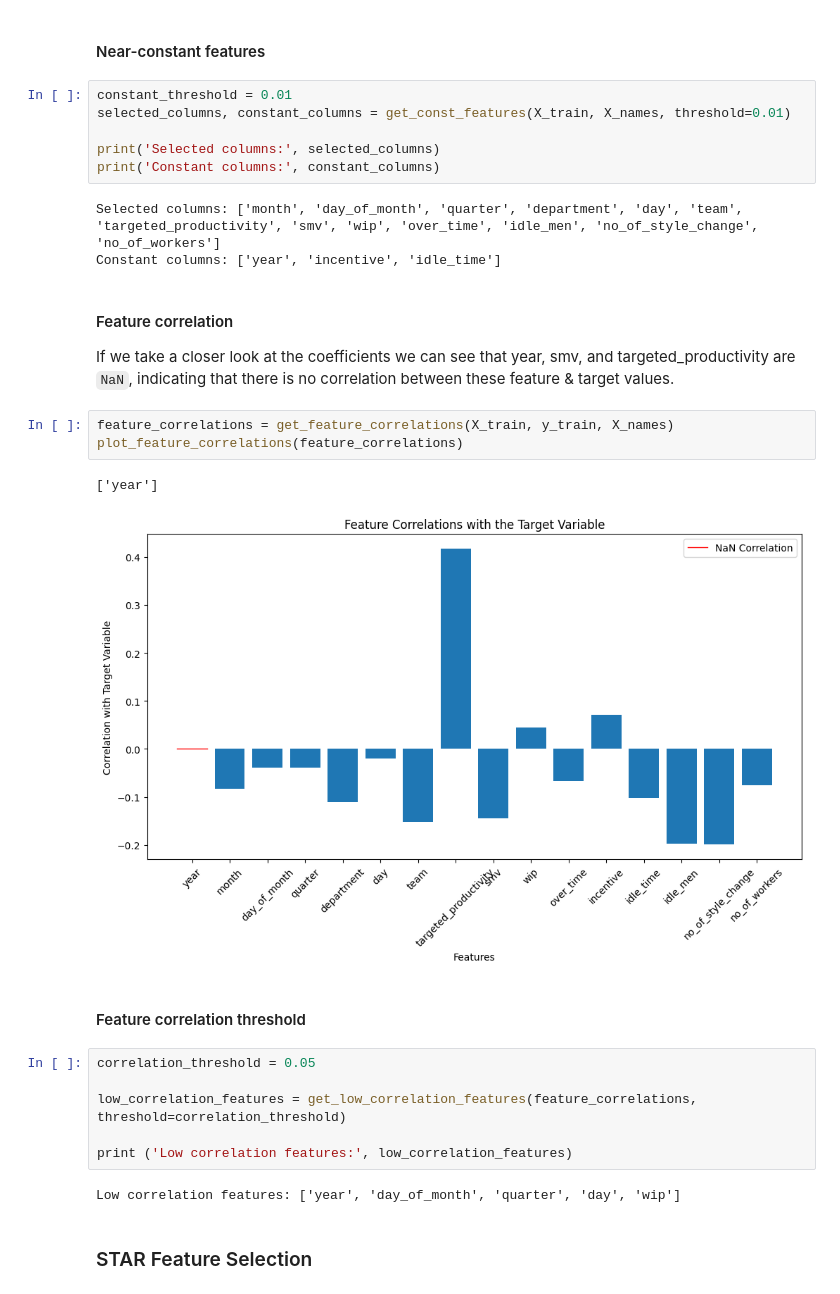
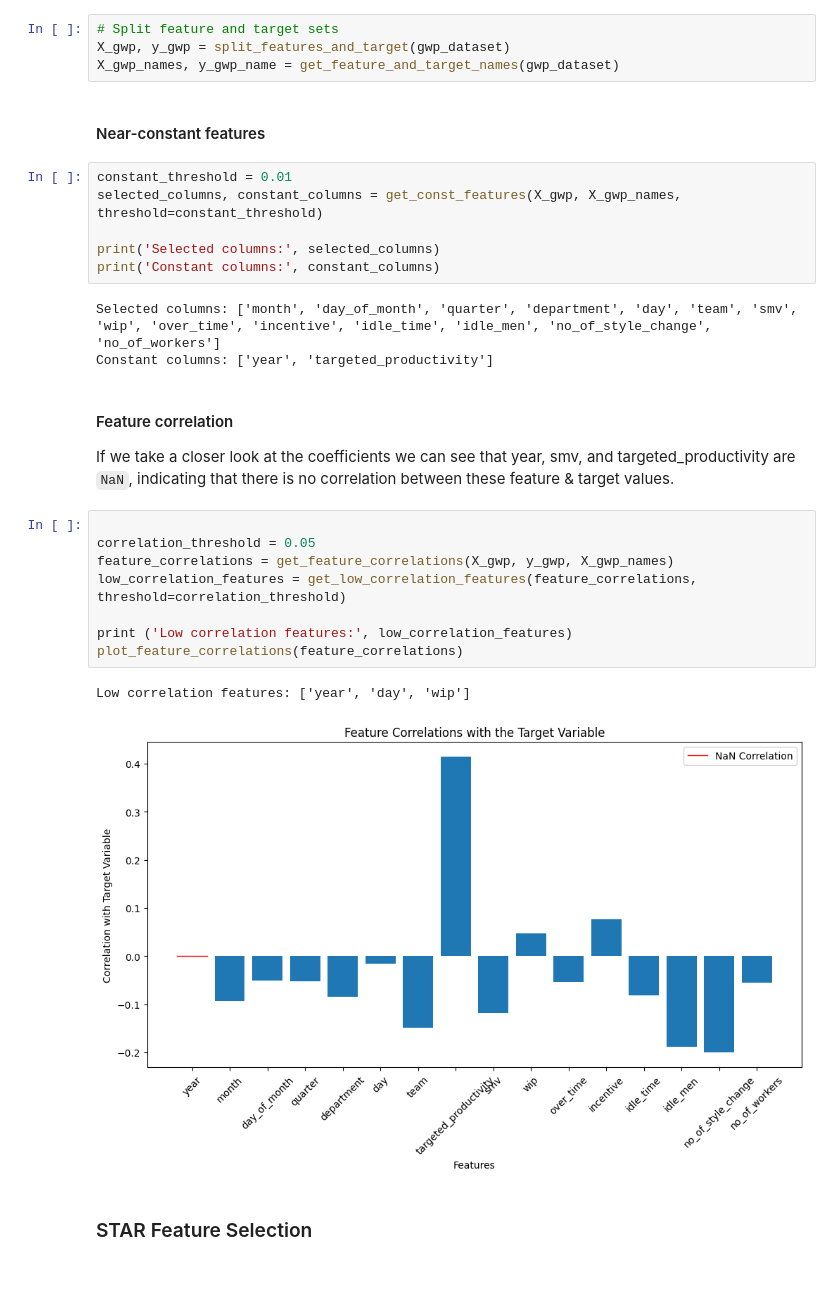
Before and after one commit to TNicko/DataMiningML, a Jupyter notebook: task3_1.ipynb, the cells around one changed output. Saved outputs shown, nothing was run; the diff lists cells and outputs as text.

```diff
--- a/task3_1.ipynb
+++ b/task3_1.ipynb
@@ -97,32 +90,31 @@ X_train, X_test = normalize_data(X_train, X_test)
+# %%
+# Split feature and target sets
+X_gwp, y_gwp = split_features_and_target(gwp_dataset)
+X_gwp_names, y_gwp_name = get_feature_and_target_names(gwp_dataset)
 # %% [markdown]
 #### Near-constant features
 # %%
 constant_threshold = 0.01
-selected_columns, constant_columns = get_const_features(X_train, X_names, threshold=0.01)
+selected_columns, constant_columns = get_const_features(X_gwp, X_gwp_names, threshold=constant_threshold)
 
 print('Selected columns:', selected_columns)
 print('Constant columns:', constant_columns)
 # %% [output]
-Selected columns: ['month', 'day_of_month', 'quarter', 'department', 'day', 'team', 'targeted_productivity', 'smv', 'wip', 'over_time', 'idle_men', 'no_of_style_change', 'no_of_workers']
-Constant columns: ['year', 'incentive', 'idle_time']
+Selected columns: ['month', 'day_of_month', 'quarter', 'department', 'day', 'team', 'smv', 'wip', 'over_time', 'incentive', 'idle_time', 'idle_men', 'no_of_style_change', 'no_of_workers']
+Constant columns: ['year', 'targeted_productivity']
 # %% [markdown]
 #### Feature correlation
 If we take a closer look at the coefficients we can see that year, smv, and targeted_productivity are `NaN`, indicating that there is no correlation between these feature & target values.
-# %%
-feature_correlations = get_feature_correlations(X_train, y_train, X_names)
-plot_feature_correlations(feature_correlations)
-# %% [output]
-['year']
-[figure, removed]
-# %% [markdown]
-#### Feature correlation threshold
 # %%
+
 correlation_threshold = 0.05
-
+feature_correlations = get_feature_correlations(X_gwp, y_gwp, X_gwp_names)
 low_correlation_features = get_low_correlation_features(feature_correlations, threshold=correlation_threshold)
 
 print ('Low correlation features:', low_correlation_features)
+plot_feature_correlations(feature_correlations)
 # %% [output]
-Low correlation features: ['year', 'day_of_month', 'quarter', 'day', 'wip']
+Low correlation features: ['year', 'day', 'wip']
+[figure, added]
 # %% [markdown]
 ### STAR Feature Selection
```
Also changed, not shown: parts of 12 cells of this notebook, 9 other files.
